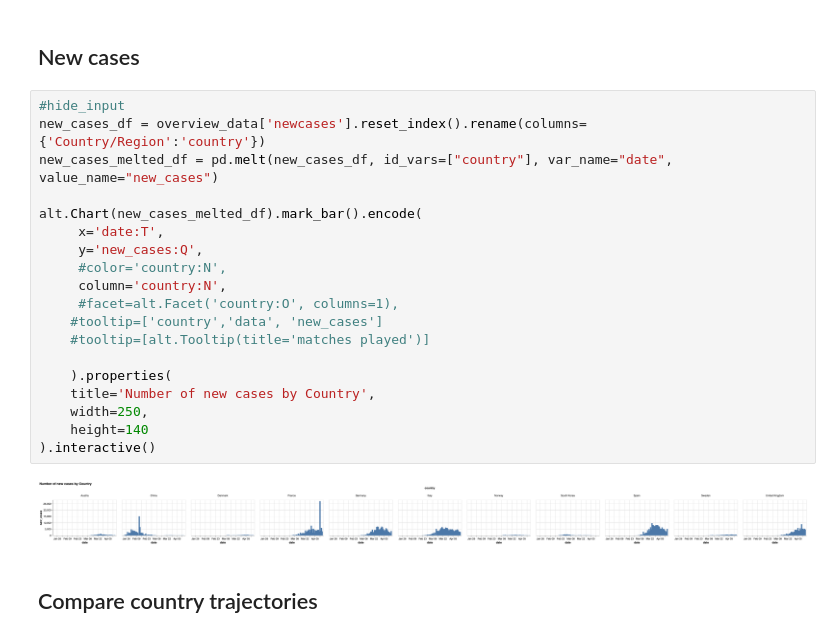
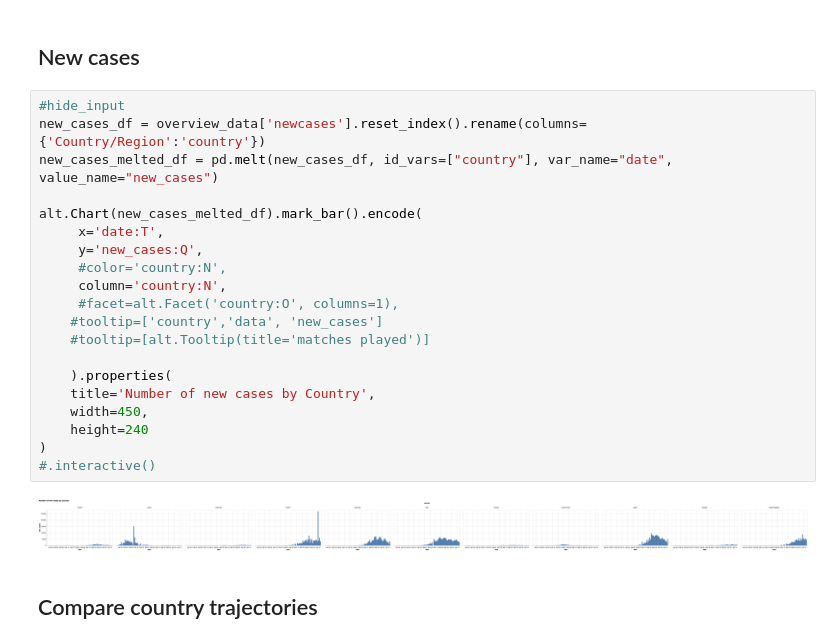
Before and after one commit to fabsta/blog, a Jupyter notebook: _notebooks/2020-03-21-Corona_visualizations.ipynb, the cells around one changed output. Drawn from its saved outputs; the diff is of its cells as text.

```diff
--- a/_notebooks/2020-03-21-Corona_visualizations.ipynb
+++ b/_notebooks/2020-03-21-Corona_visualizations.ipynb
@@ -201,24 +201,25 @@ Deaths
 # %%
 #hide_input
 new_cases_df = overview_data['newcases'].reset_index().rename(columns={'Country/Region':'country'})
 new_cases_melted_df = pd.melt(new_cases_df, id_vars=["country"], var_name="date", value_name="new_cases")
 
 alt.Chart(new_cases_melted_df).mark_bar().encode(
      x='date:T',
      y='new_cases:Q',
      #color='country:N',
      column='country:N',
      #facet=alt.Facet('country:O', columns=1),
     #tooltip=['country','data', 'new_cases']
     #tooltip=[alt.Tooltip(title='matches played')]
 
     ).properties(
     title='Number of new cases by Country',
-    width=250,
-    height=140
-).interactive()
+    width=450,
+    height=240
+)
+#.interactive()
 # %% [output]
-[figure, old version]
+[figure, new version]
 # %% [markdown]
 ## Compare country trajectories
 # %%
```
Also changed, not shown: parts of 4 cells of this notebook.
